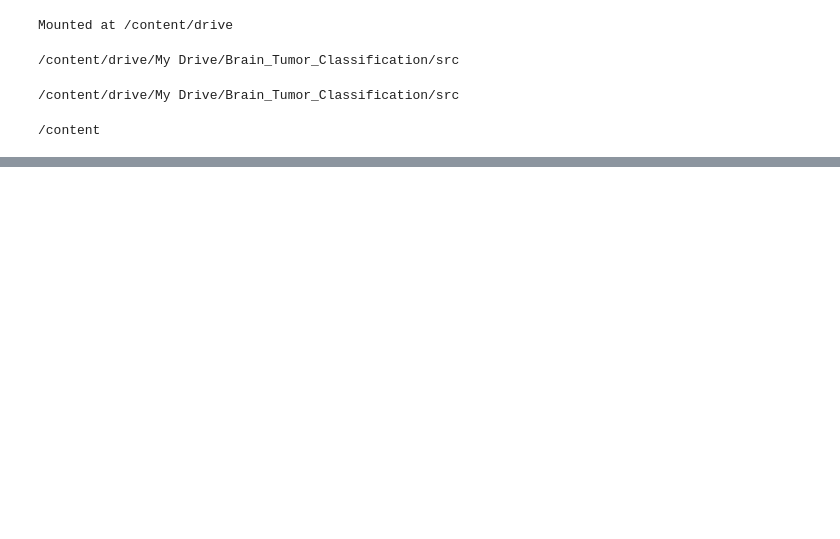
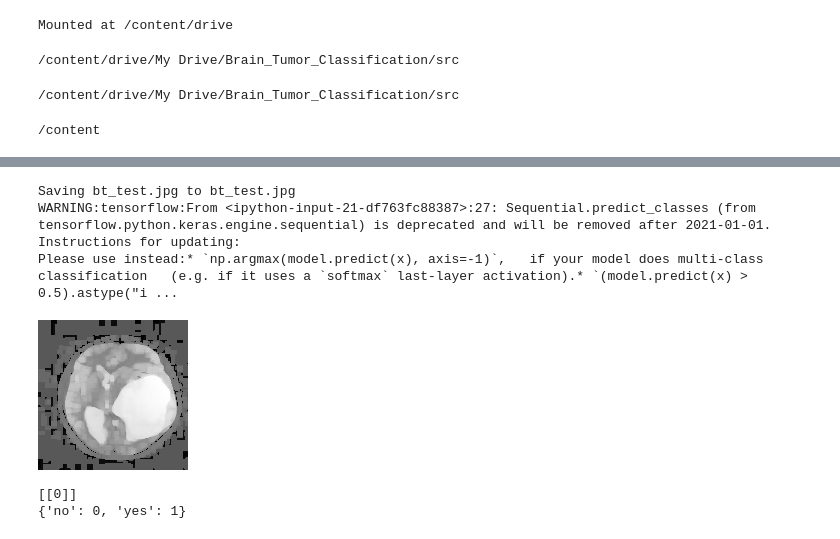
Before and after one commit to AryanMethil/Brain_Tumor_Detection, a Jupyter notebook: Brain_Tumour_Detection.ipynb, the cells around one changed output, grey strips where cells are left out. Cells and saved outputs as stored; diff of their text form; code cells hidden in the pictures; blank space fills up the shorter version.

Commit message:
Only used histogram eq & erosion + dilation Removed Fine Tuning Added code to upload images from the file explorer Increased Readability

```diff
--- a/Brain_Tumour_Detection.ipynb
+++ b/Brain_Tumour_Detection.ipynb
@@ -31,10 +33,6 @@ for _,_,files in os.walk(yes):
     img_path=os.path.join(yes,f)
     norm=imread(img_path)
     norm=cvtColor(norm,COLOR_BGR2GRAY)
-
-
-    kernel=np.array([[-1,-1,-1],[-1,8,-1],[-1,-1,-1]])
-    norm=cv2.filter2D(norm,-1,kernel)
 
     th1=equalizeHist(norm)
 
@@ -50,10 +48,6 @@ for _,_,files in os.walk(no):
     norm=imread(img_path)
     norm=cvtColor(norm,COLOR_BGR2GRAY)
 
-
-    kernel=np.array([[-1,-1,-1],[-1,8,-1],[-1,-1,-1]])
-    norm=cv2.filter2D(norm,-1,kernel)
-
     th1=equalizeHist(norm)
 
     th1=erode(th1,np.ones((4,4),np.uint8),iterations=1)
@@ -213,0 +224,36 @@ Text(0.5, 1.0, 'Training and validation Recall')
+# %%
+import numpy as np
+import PIL
+
+from google.colab import files
+from keras.preprocessing import image
+from google.colab.patches import cv2_imshow
+
+uploaded=files.upload()
+
+for fn in uploaded.keys():
+
+  # predicting images
+  path='/content/' + fn
+
+  images=imread(path)
+  images=resize(images,(150,150))
+  norm=cvtColor(images,COLOR_RGB2GRAY)
+
+  th1=equalizeHist(norm)
+
+  th1=erode(th1,np.ones((4,4),np.uint8),iterations=1)
+  th1=dilate(th1,np.ones((4,4),np.uint8),iterations=1)
+
+
+  #
+  th2=np.stack((th1,)*3,axis=2)
+  th2=np.expand_dims(th2,axis=0)
+
+  classes = model.predict_classes(th2,batch_size=10)
+
+  cv2_imshow(th1)
+  # print([k for k,v in train_gen.class_indices.items() if v==classes[0][0]][0])
+  print(classes)
+  print(train_gen.class_indices)
+# %% [output]
@@ -213,0 +261,7 @@ Text(0.5, 1.0, 'Training and validation Recall')
+Saving bt_test.jpg to bt_test.jpg
+WARNING:tensorflow:From <ipython-input-21-df763fc88387>:27: Sequential.predict_classes (from tensorflow.python.keras.engine.sequential) is deprecated and will be removed after 2021-01-01.
+Instructions for updating:
+Please use instead:* `np.argmax(model.predict(x), axis=-1)`,   if your model does multi-class classification   (e.g. if it uses a `softmax` last-layer activation).* `(model.predict(x) > 0.5).astype("i ...
+[figure, added]
+[[0]]
+{'no': 0, 'yes': 1}
```
Also changed, not shown: parts of 10 cells of this notebook.
